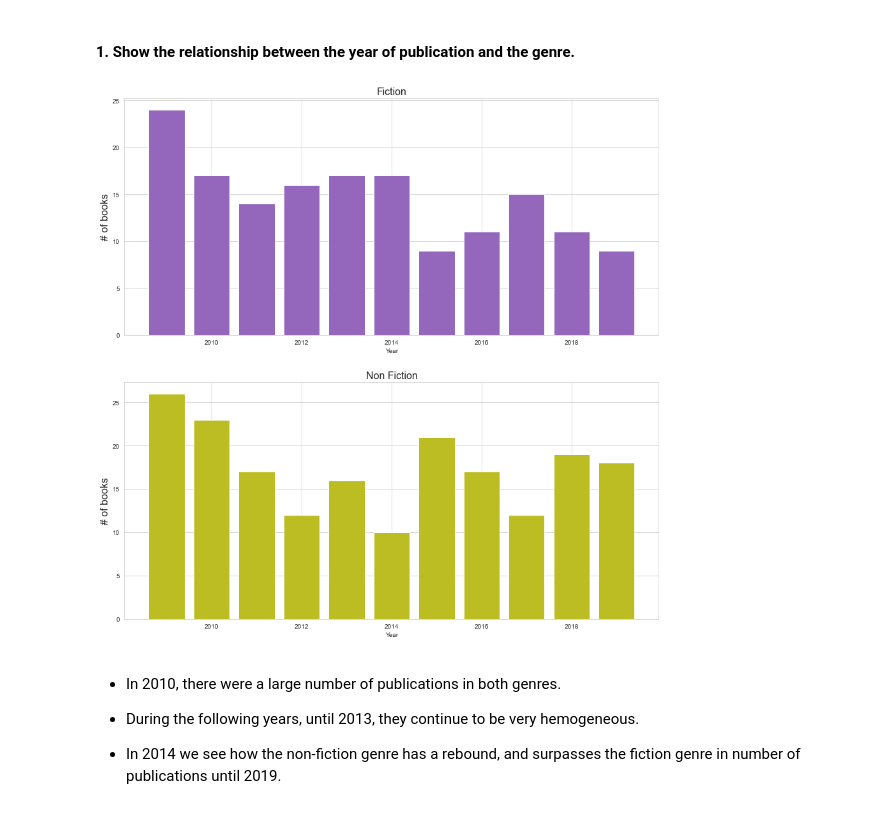
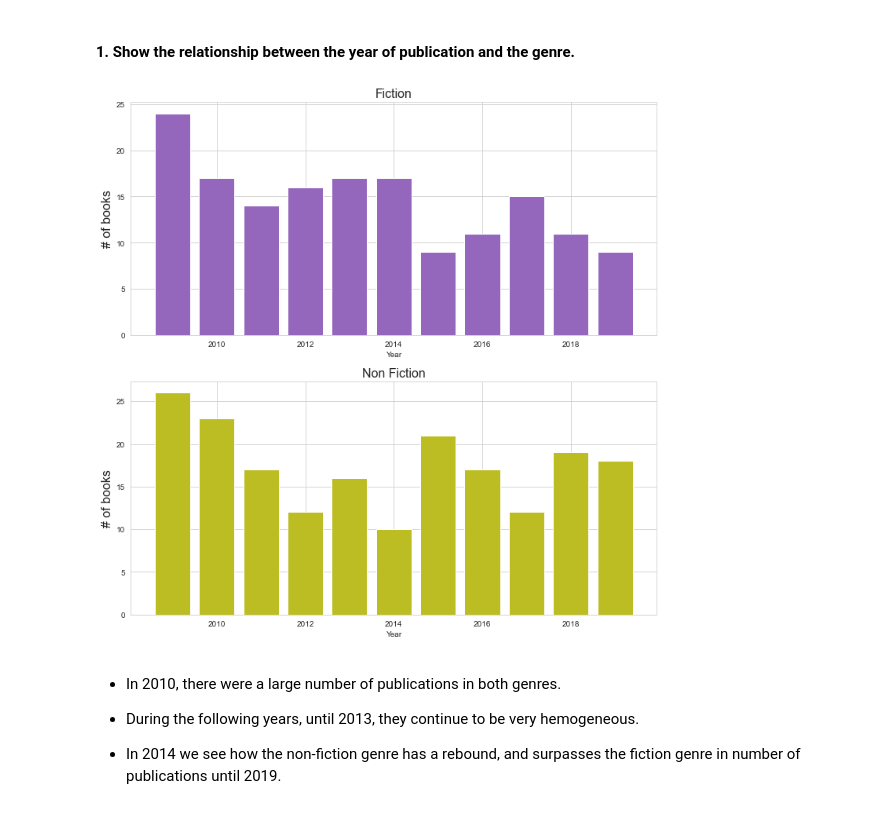
Before and after one commit to lau-ont/EDA-Amazon-Bestseller-Books, a Jupyter notebook: 2-Visualization.ipynb, the cells around one changed output. Cells and saved outputs as stored; diff of their text form; code cells hidden in the pictures.

```diff
--- a/2-Visualization.ipynb
+++ b/2-Visualization.ipynb
@@ -30,6 +30,6 @@ from matplotlib.gridspec import GridSpec
 # %% [markdown]
 ### 2. Loading the Dataset:
 # %%
-df = pd.read_csv("datos/bestsellers1.csv",  index_col= 0)
+df = pd.read_csv("files/bestsellers1.csv")
 df.head()
 # %% [output]
@@ -63,31 +58,31 @@ Name: user_rating, dtype: float64
 # %%
 df_ficcion = df[(df["genre"] == "Fiction")]
 ficcion = df_ficcion["year"].value_counts()
 
 x1 = ficcion.index
 y1 = ficcion.values
 
 df_no_ficcion = df[(df["genre"] == "Non Fiction")]
 no_ficcion = df_no_ficcion["year"].value_counts()
 
 x2 = no_ficcion.index
 y2 = no_ficcion.values
 
-fig,ax = plt.subplots(2,1, figsize=(15,15))
+fig,ax = plt.subplots(2,1, figsize=(12,12))
 
 ax[0].bar(x1,y1, color = "C4")
 ax[0].set_xlabel("Year")
 ax[0].set_ylabel("# of books", fontsize=16)
 ax[0].set_title("Fiction", fontsize=16)
 
 ax[1].bar(x2,y2, color = "C8")
 ax[1].set_xlabel("Year")
 ax[1].set_ylabel("# of books", fontsize=16)
 ax[1].set_title("Non Fiction", fontsize=16)
 
 plt.show()
 # %% [output]
-[figure, old version]
+[figure, new version]
 # %% [markdown]
 - In 2010, there were a large number of publications in both genres.
 
```
Also changed, not shown: parts of 5 cells of this notebook, 9 other files.
